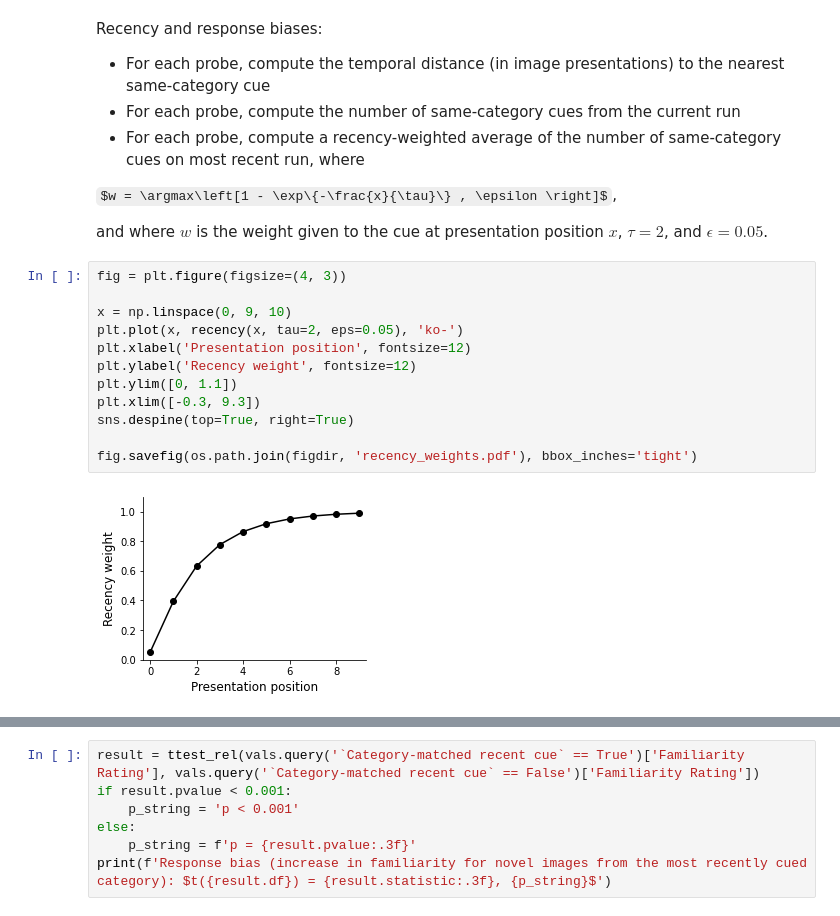
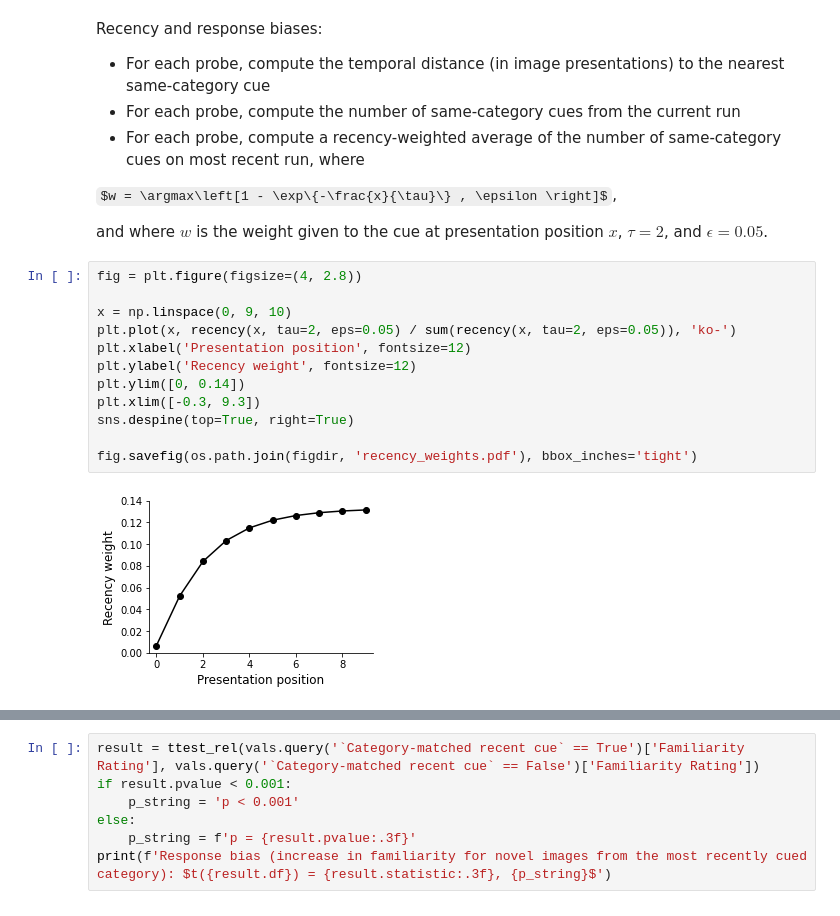
Before and after one commit to jeremymanning/attention-memory-task, a Jupyter notebook: code/analysis.ipynb, the cells around one changed output, grey strips where cells are left out. Saved outputs shown, nothing was run; the diff lists cells and outputs as text; some formulas as TeX source.

```diff
--- a/code/analysis.ipynb
+++ b/code/analysis.ipynb
@@ -613,17 +613,17 @@ $w = \argmax\left[1 - \exp\{-\frac{x}{\tau}\} , \epsilon \right]$,
 
 and where $w$ is the weight given to the cue at presentation position $x$, $\tau = 2$, and $\epsilon = 0.05$.
 # %%
-fig = plt.figure(figsize=(4, 3))
+fig = plt.figure(figsize=(4, 2.8))
 
 x = np.linspace(0, 9, 10)
-plt.plot(x, recency(x, tau=2, eps=0.05), 'ko-')
+plt.plot(x, recency(x, tau=2, eps=0.05) / sum(recency(x, tau=2, eps=0.05)), 'ko-')
 plt.xlabel('Presentation position', fontsize=12)
 plt.ylabel('Recency weight', fontsize=12)
-plt.ylim([0, 1.1])
+plt.ylim([0, 0.14])
 plt.xlim([-0.3, 9.3])
 sns.despine(top=True, right=True)
 
 fig.savefig(os.path.join(figdir, 'recency_weights.pdf'), bbox_inches='tight')
 # %% [output]
-[figure, old version]
+[figure, new version]
 # %%
```
Also changed, not shown: parts of 1 cell of this notebook, 27 other files.
